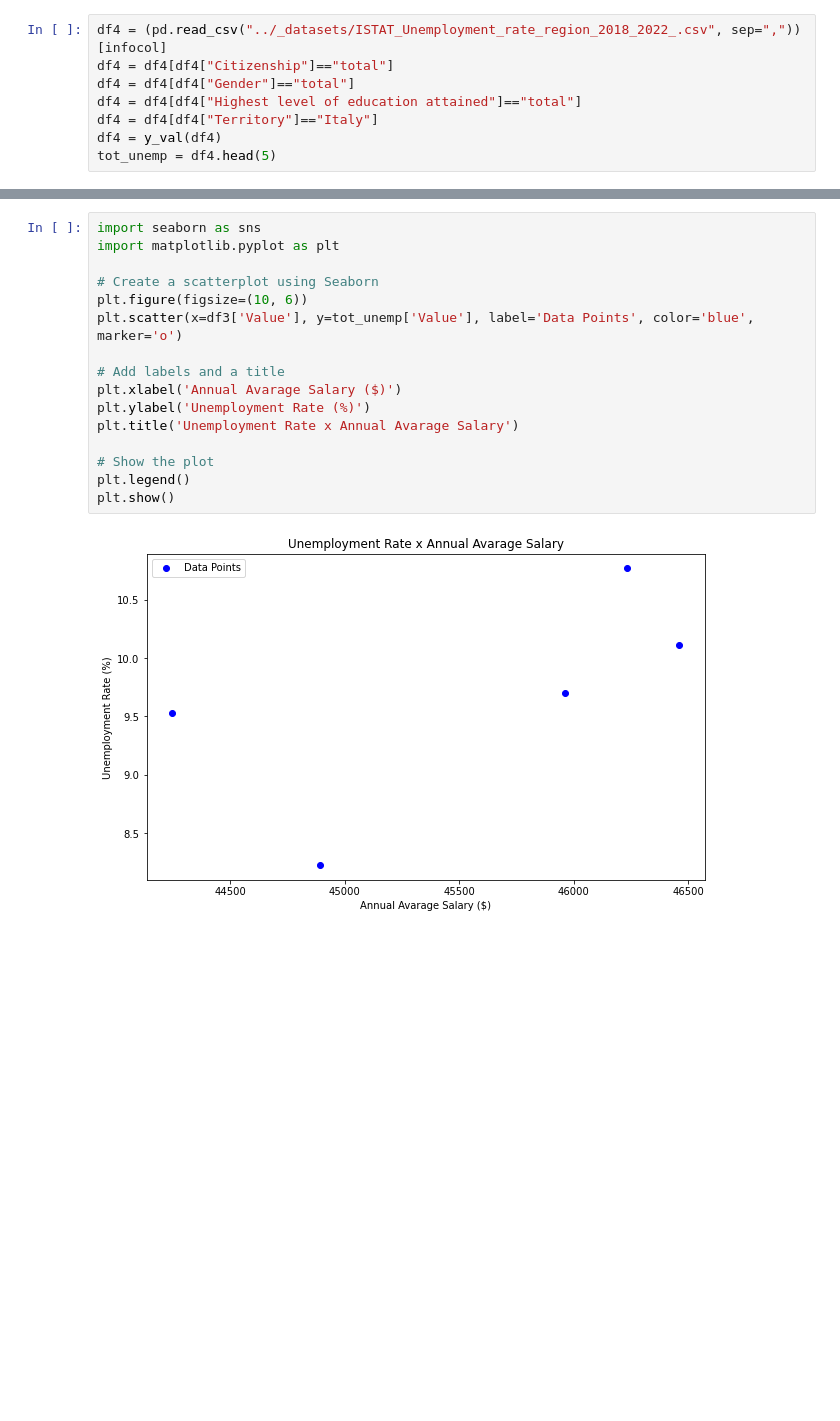
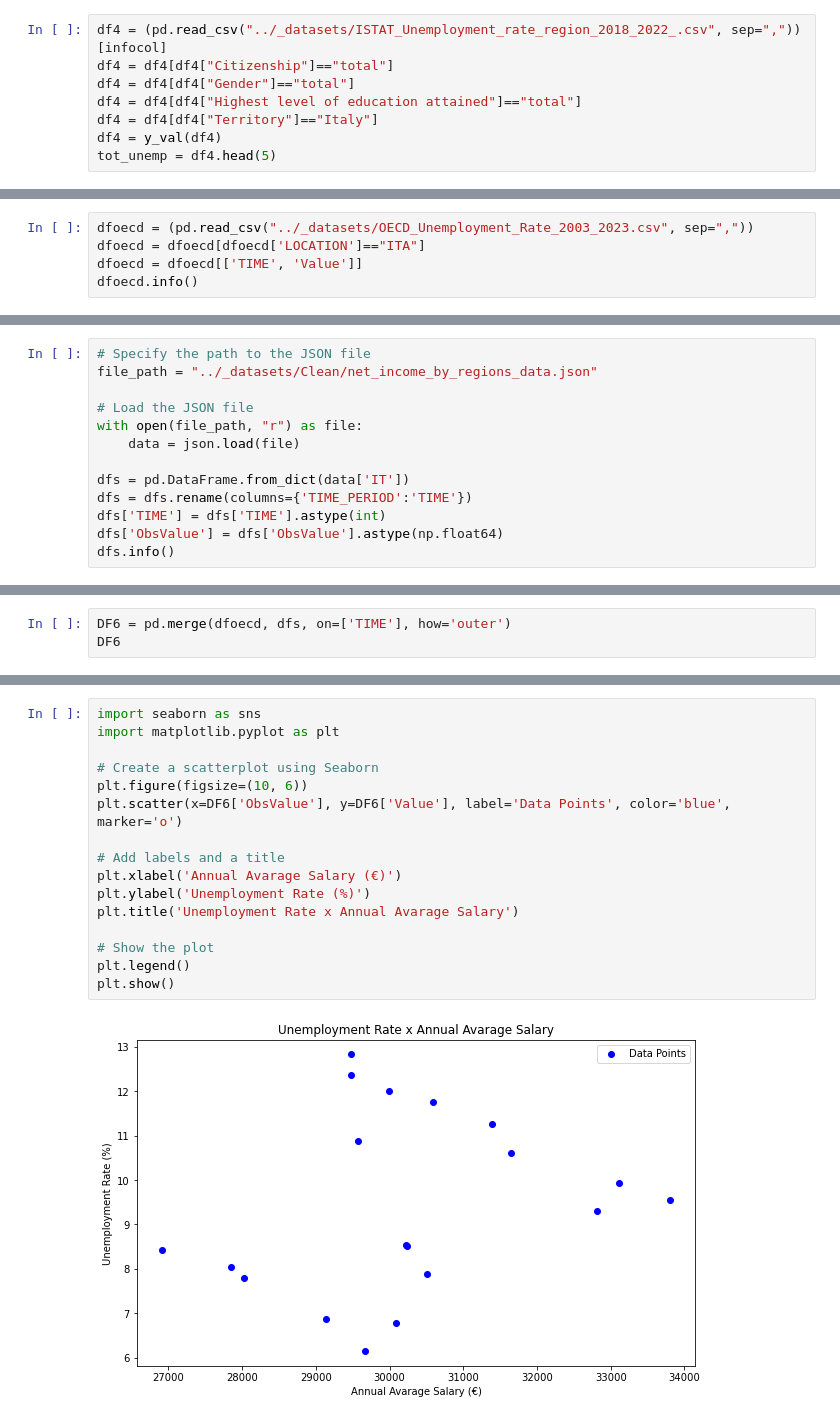
Before and after one commit to openaccesstoimmigrants/EmpowerItaly, a Jupyter notebook: scripts/MASHUP.ipynb, the cells around one changed output, grey strips where cells are left out. Saved outputs shown, nothing was run; the diff lists cells and outputs as text; blank space fills up the shorter version.

```diff
--- a/scripts/MASHUP.ipynb
+++ b/scripts/MASHUP.ipynb
@@ -274,0 +275,5 @@ memory usage: 492.0+ bytes
+# %%
+dfoecd = (pd.read_csv("../_datasets/OECD_Unemployment_Rate_2003_2023.csv", sep=","))
+dfoecd = dfoecd[dfoecd['LOCATION']=="ITA"]
+dfoecd = dfoecd[['TIME', 'Value']]
+dfoecd.info()
@@ -274,0 +290,13 @@ memory usage: 492.0+ bytes
+# %%
+# Specify the path to the JSON file
+file_path = "../_datasets/Clean/net_income_by_regions_data.json"
+
+# Load the JSON file
+with open(file_path, "r") as file:
+    data = json.load(file)
+
+dfs = pd.DataFrame.from_dict(data['IT'])
+dfs = dfs.rename(columns={'TIME_PERIOD':'TIME'})
+dfs['TIME'] = dfs['TIME'].astype(int)
+dfs['ObsValue'] = dfs['ObsValue'].astype(np.float64)
+dfs.info()
@@ -274,0 +313,3 @@ memory usage: 492.0+ bytes
+# %%
+DF6 = pd.merge(dfoecd, dfs, on=['TIME'], how='outer')
+DF6
@@ -275,18 +334,18 @@ memory usage: 492.0+ bytes
 # %%
 import seaborn as sns
 import matplotlib.pyplot as plt
 
 # Create a scatterplot using Seaborn
 plt.figure(figsize=(10, 6))
-plt.scatter(x=df3['Value'], y=tot_unemp['Value'], label='Data Points', color='blue', marker='o')
+plt.scatter(x=DF6['ObsValue'], y=DF6['Value'], label='Data Points', color='blue', marker='o')
 
 # Add labels and a title
-plt.xlabel('Annual Avarage Salary ($)')
+plt.xlabel('Annual Avarage Salary (€)')
 plt.ylabel('Unemployment Rate (%)')
 plt.title('Unemployment Rate x Annual Avarage Salary')
 
 # Show the plot
 plt.legend()
 plt.show()
 # %% [output]
-[figure, old version]
+[figure, new version]
```
Also changed, not shown: parts of 7 cells of this notebook, 2 other files.
